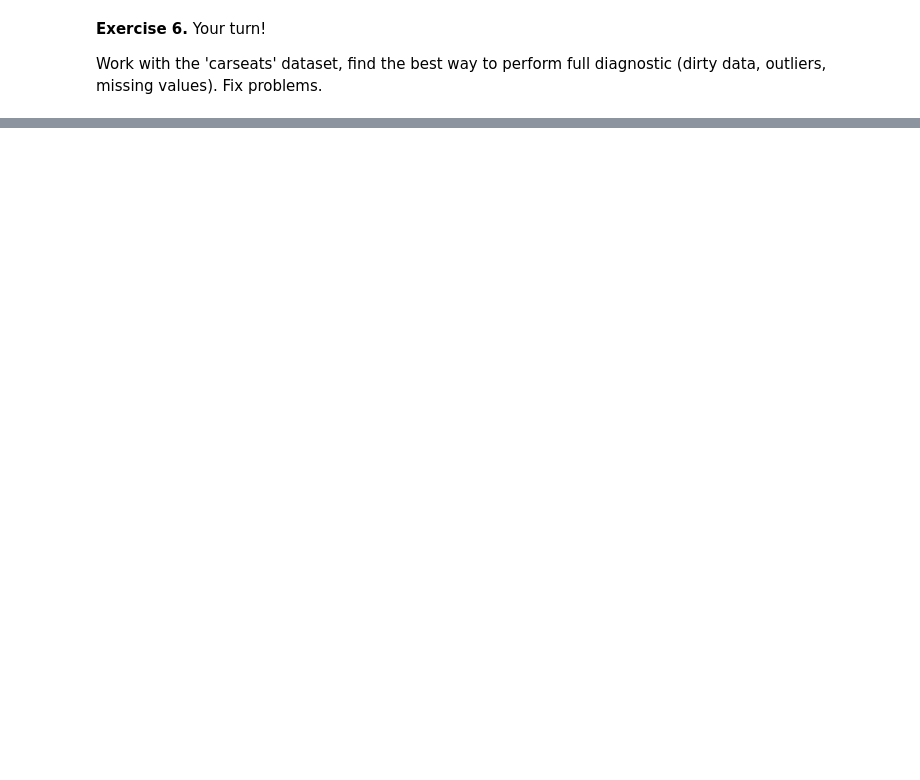
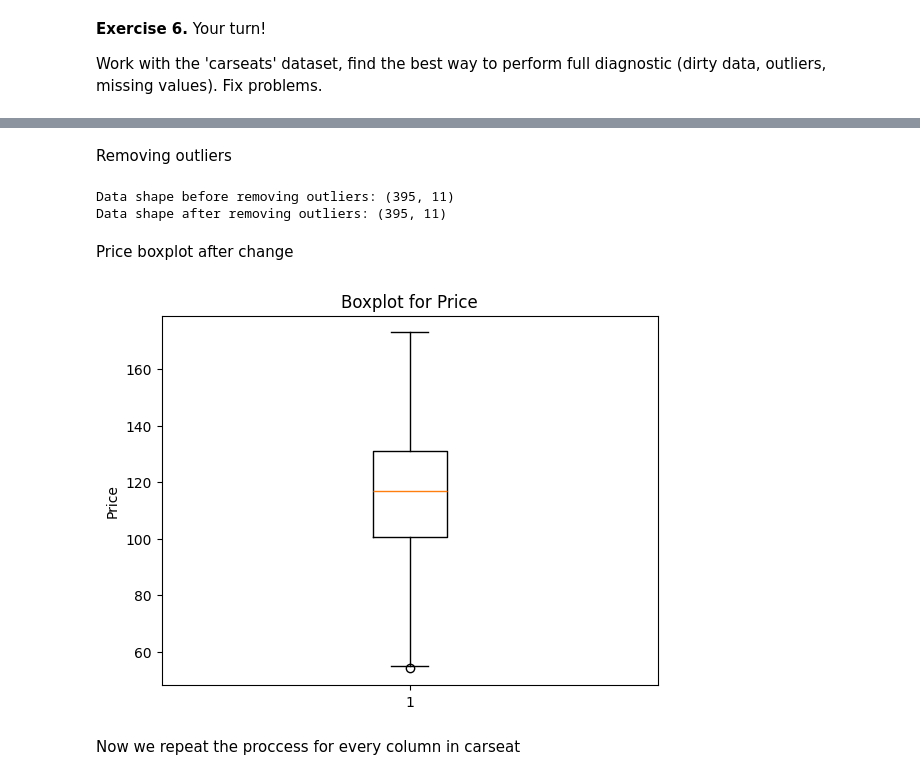
Before and after one commit to arietz/DS2025, a Jupyter notebook: Report3/Exercise4.ipynb, the cells around one changed output, grey strips where cells are left out. Saved outputs shown, nothing was run; the diff lists cells and outputs as text; code cells hidden in the pictures; blank space fills up the shorter version.

```diff
--- a/Report3/Exercise4.ipynb
+++ b/Report3/Exercise4.ipynb
@@ -764,0 +745,11 @@ msno.bar(carseats)
+# %%
+Q1 = carseats['Price'].quantile(0.25)
+Q3 = carseats['Price'].quantile(0.75)
+IQR = Q3 - Q1
+
+lower_bound = Q1 - 1.5 * IQR
+upper_bound = Q3 + 1.5 * IQR
+
+outliers = carseats[(carseats['Price'] < lower_bound) | (carseats['Price'] > upper_bound)]
+print("Outliers in 'Price':")
+print(outliers[['Price']])
@@ -764,0 +764,20 @@ msno.bar(carseats)
+# %% [markdown]
+Removing outliers
+# %%
+carseats = carseats[(carseats['Price'] >= lower_bound) & (carseats['Price'] <= upper_bound)]
+print(f"Data shape before removing outliers: {carseats.shape}")
+print(f"Data shape after removing outliers: {carseats.shape}")
+# %% [output]
+Data shape before removing outliers: (395, 11)
+Data shape after removing outliers: (395, 11)
+# %% [markdown]
+Price boxplot after change
+# %%
+plt.boxplot(carseats['Price'])
+plt.title('Boxplot for Price')
+plt.ylabel('Price')
+plt.show()
+# %% [output]
+[figure, added]
+# %% [markdown]
+Now we repeat the proccess for every column in carseat
```
Also changed, not shown: parts of 17 cells of this notebook.
